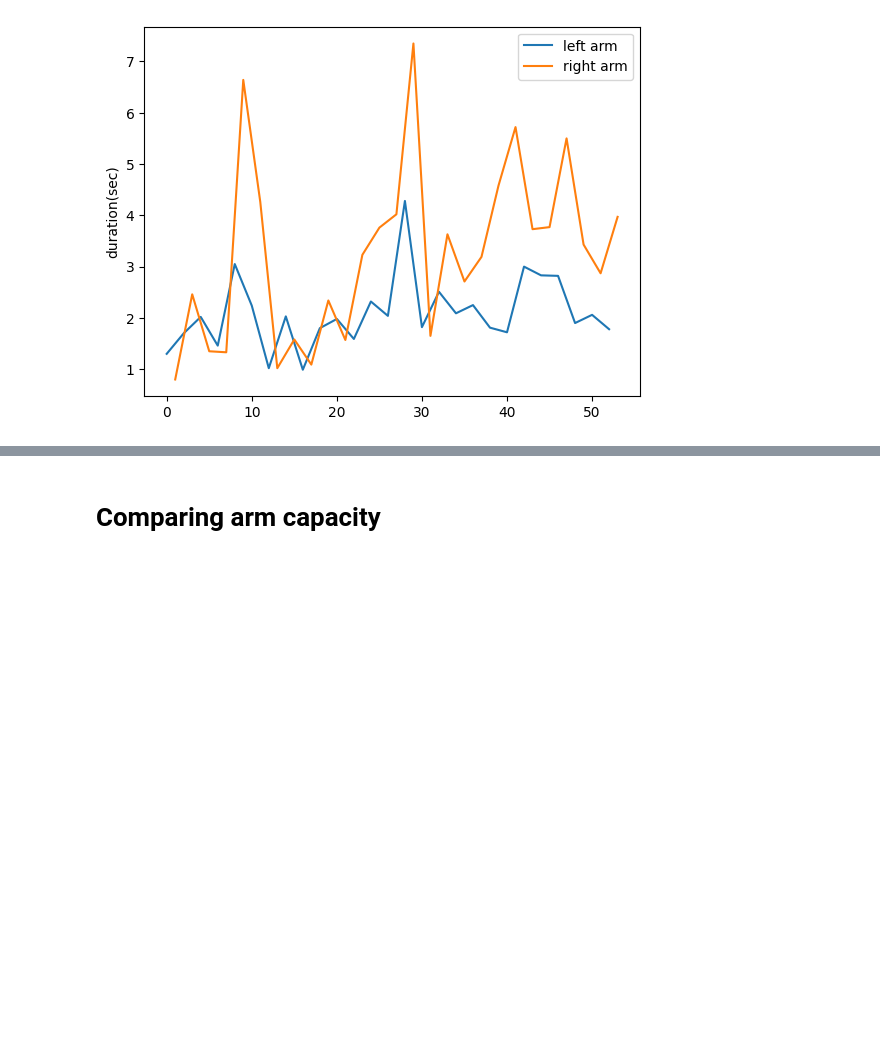
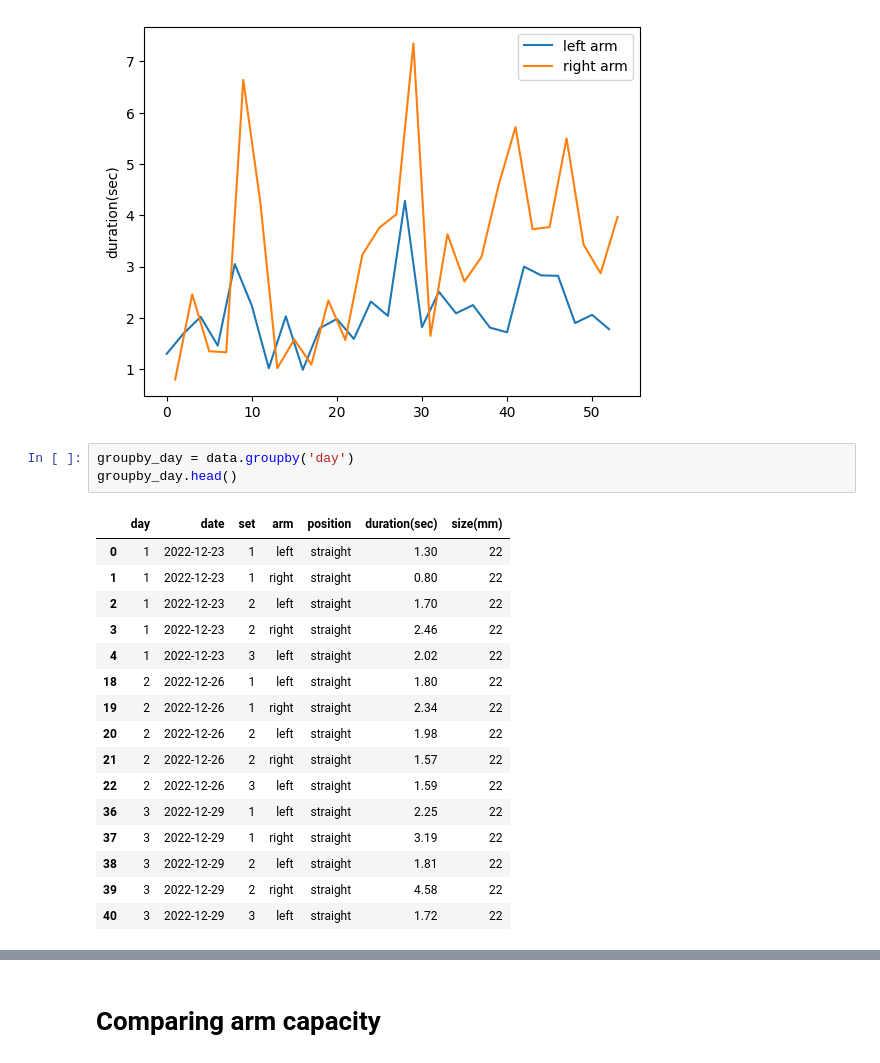
Before and after one commit to DanielBrechner/hangboard-tracker, a Jupyter notebook: graph.ipynb, the cells around one changed output, grey strips where cells are left out. Drawn from its saved outputs; the diff is of its cells as text; blank space fills up the shorter version.

```diff
--- a/graph.ipynb
+++ b/graph.ipynb
@@ -67,3 +77,23 @@ plt.ylabel('duration(sec)');
 plt.legend(['left arm', 'right arm']);
 # %% [output]
 [figure]
+# %%
+groupby_day = data.groupby('day')
+groupby_day.head()
+# %% [output]
+|  | day | date | set | arm | position | duration(sec) | size(mm) |
+| 0 | 1 | 2022-12-23 | 1 | left | straight | 1.30 | 22 |
+| 1 | 1 | 2022-12-23 | 1 | right | straight | 0.80 | 22 |
+| 2 | 1 | 2022-12-23 | 2 | left | straight | 1.70 | 22 |
+| 3 | 1 | 2022-12-23 | 2 | right | straight | 2.46 | 22 |
+| 4 | 1 | 2022-12-23 | 3 | left | straight | 2.02 | 22 |
+| 18 | 2 | 2022-12-26 | 1 | left | straight | 1.80 | 22 |
+| 19 | 2 | 2022-12-26 | 1 | right | straight | 2.34 | 22 |
+| 20 | 2 | 2022-12-26 | 2 | left | straight | 1.98 | 22 |
+| 21 | 2 | 2022-12-26 | 2 | right | straight | 1.57 | 22 |
+| 22 | 2 | 2022-12-26 | 3 | left | straight | 1.59 | 22 |
+| 36 | 3 | 2022-12-29 | 1 | left | straight | 2.25 | 22 |
+| 37 | 3 | 2022-12-29 | 1 | right | straight | 3.19 | 22 |
+| 38 | 3 | 2022-12-29 | 2 | left | straight | 1.81 | 22 |
+| 39 | 3 | 2022-12-29 | 2 | right | straight | 4.58 | 22 |
+| 40 | 3 | 2022-12-29 | 3 | left | straight | 1.72 | 22 |
```
Also changed, not shown: parts of 11 cells of this notebook.
